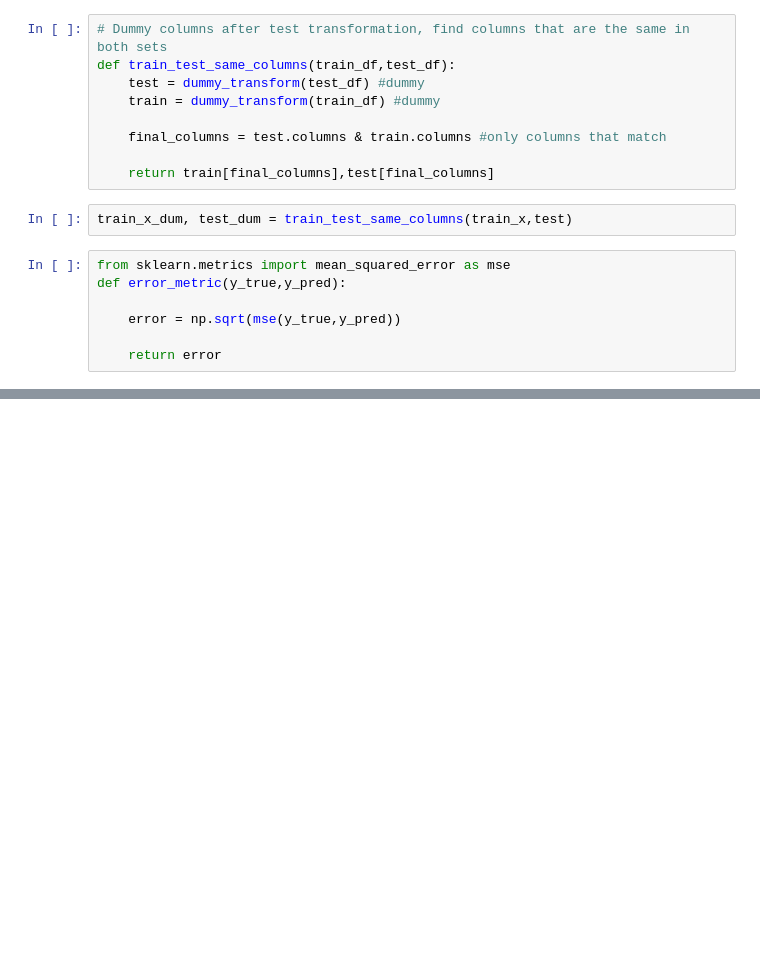
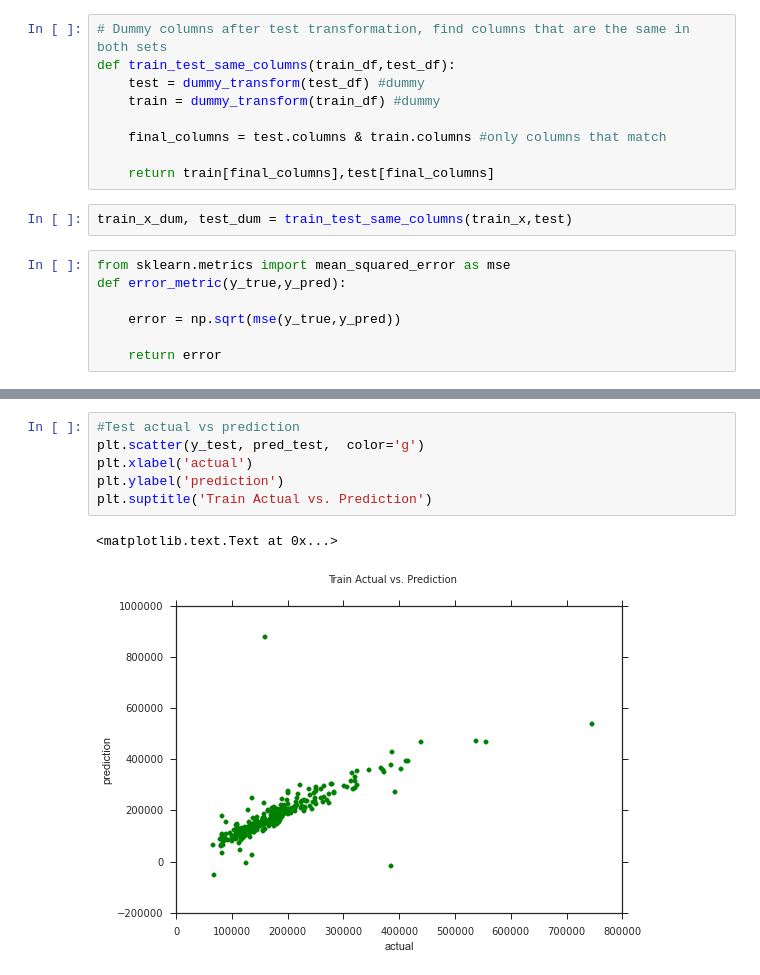
Before and after one commit to moyphilip/Ames-Housing, a Jupyter notebook: Ames-Housing-Notebook.ipynb, the cells around one changed output, grey strips where cells are left out. Cells and saved outputs as stored; diff of their text form; blank space fills up the shorter version.

```diff
--- a/Ames-Housing-Notebook.ipynb
+++ b/Ames-Housing-Notebook.ipynb
@@ -549,0 +513,9 @@ np.sqrt(25)
+# %%
+#Test actual vs prediction
+plt.scatter(y_test, pred_test,  color='g')
+plt.xlabel('actual')
+plt.ylabel('prediction')
+plt.suptitle('Train Actual vs. Prediction')
+# %% [output]
+<matplotlib.text.Text at 0x...>
+[figure, added]
```
Also changed, not shown: parts of 16 cells of this notebook.
